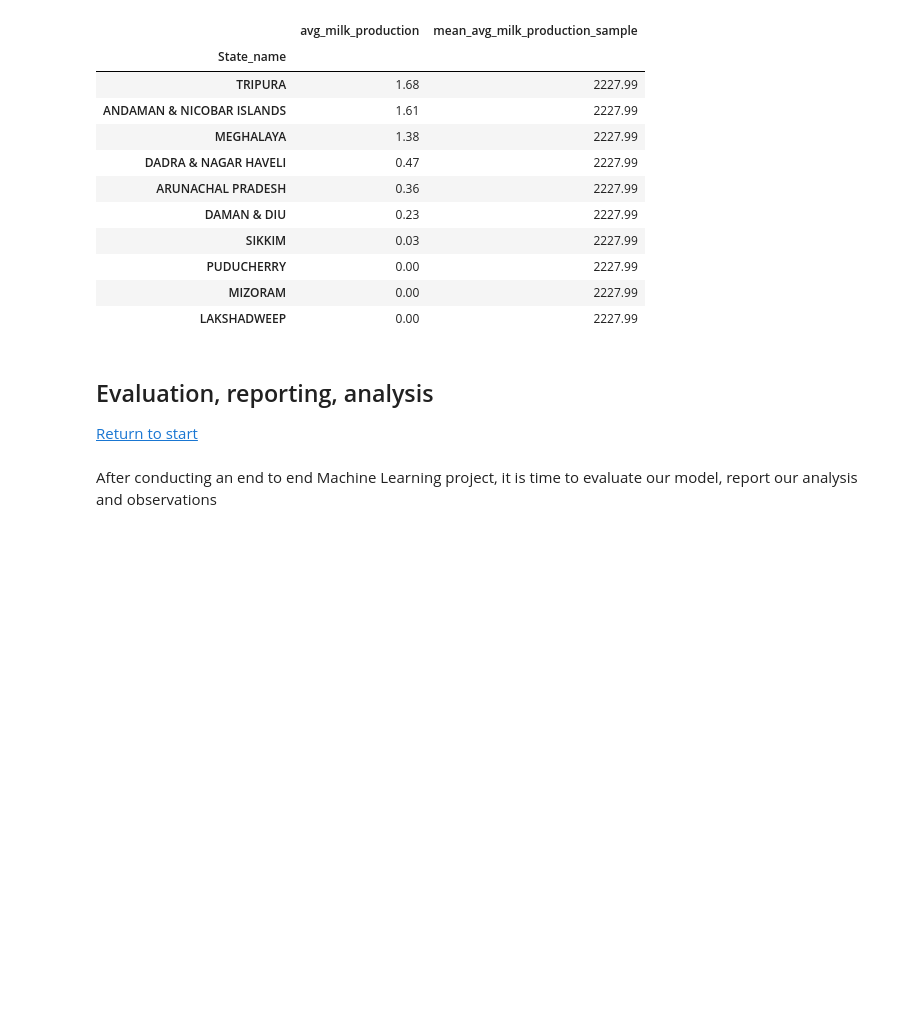
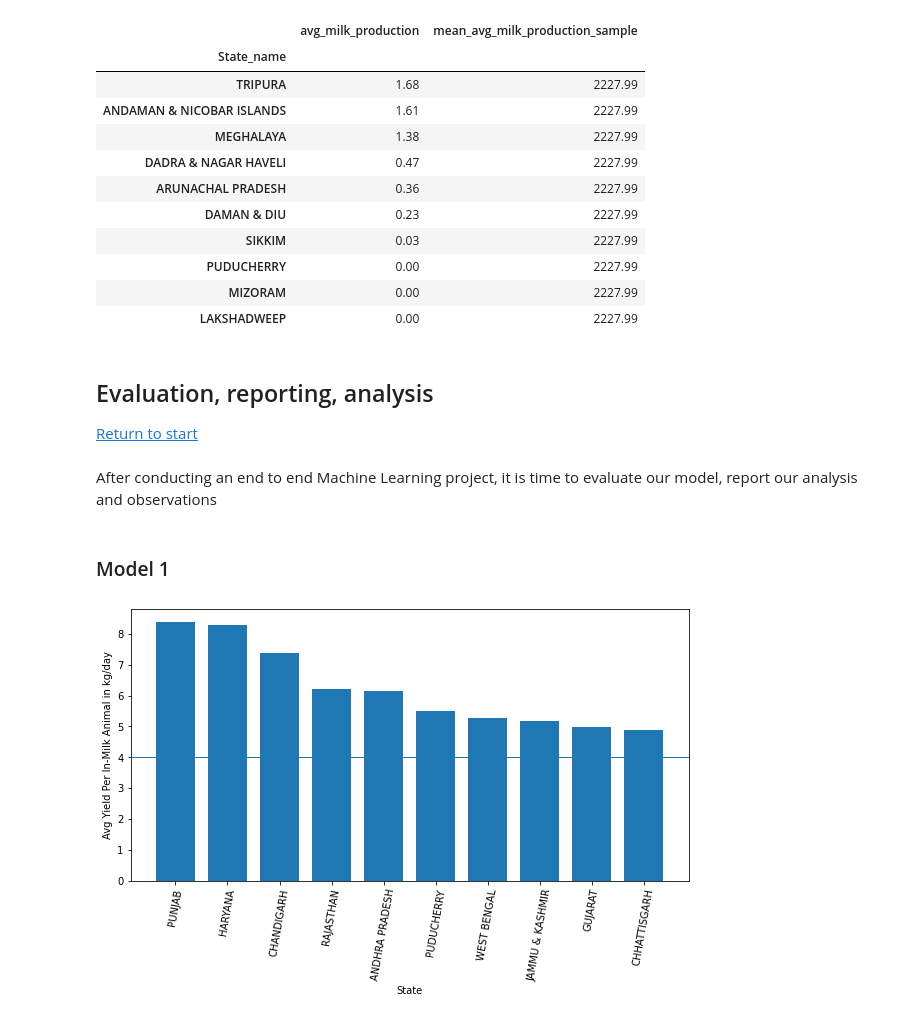
Before and after one commit to cybertraining-dsc/fa20-523-326, a Jupyter notebook: project/project_notebook.ipynb, the cells around one changed output. Saved outputs shown, nothing was run; the diff lists cells and outputs as text; code cells hidden in the pictures; blank space fills up the shorter version.

```diff
--- a/project/project_notebook.ipynb
+++ b/project/project_notebook.ipynb
@@ -405,3 +424,20 @@ model_df2[["avg_milk_production","mean_avg_milk_production_sample"]].tail(10)
 [Return to start](#TOC)
 # %% [markdown]
 After conducting an end to end Machine Learning project, it is time to evaluate our model, report our analysis and observations
+# %%
+model_df1_top10 = model_df1.iloc[:10]
+model_df2_top10 = model_df2.iloc[:10]
+# %% [markdown]
+### Model 1
+# %%
+xlabel = list(model_df1_top10.index)
+ylabel = np.arange(0,10)
+fig, ax = plt.subplots(figsize=(10, 5))
+plt.bar(xlabel, model_df1_top10["avg_yield_in_milk"], width=0.75)
+plt.axhline(y=mean_avg_yield_in_milk_sample,linewidth=1)
+plt.xticks(rotation=80)
+plt.xlabel('State')
+plt.ylabel('Avg Yield Per In-Milk Animal in kg/day')
+plt.show()
+# %% [output]
+[figure, added]
```
Also changed, not shown: parts of 11 cells of this notebook, 1 other file.
